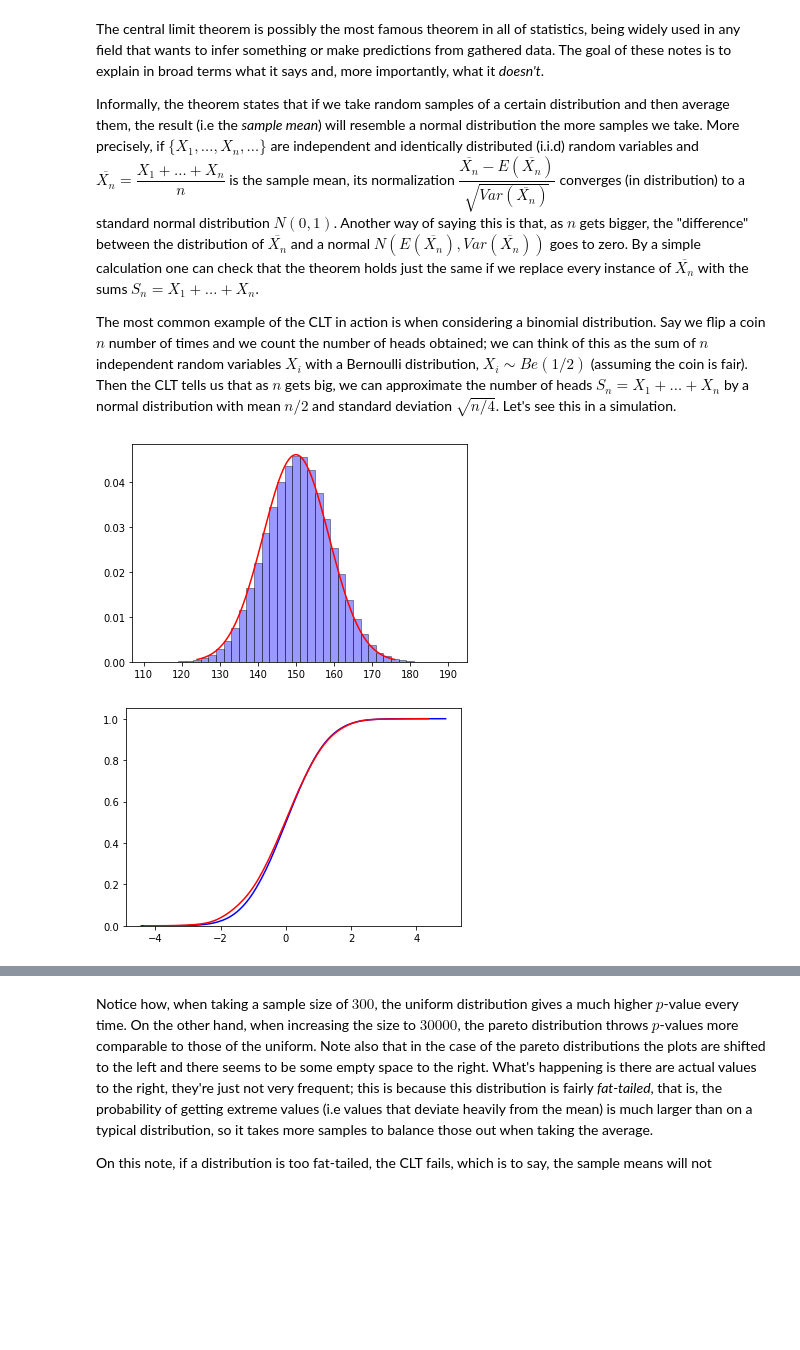
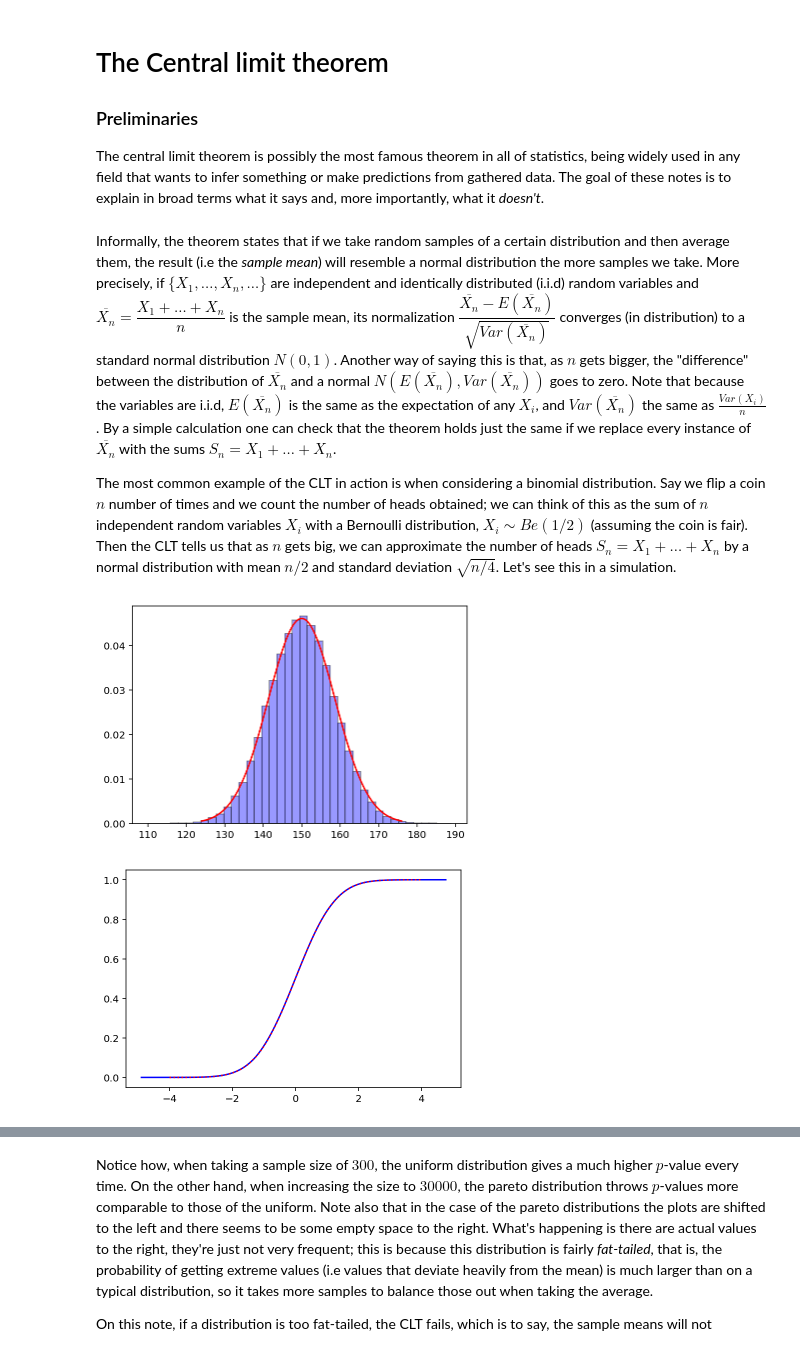
Before and after one commit to lambdaclass/data_etudes, a Jupyter notebook: CLT.ipynb, the cells around one changed output, grey strips where cells are left out. Cells and saved outputs as stored; diff of their text form; code cells hidden in the pictures; blank space fills up the shorter version.

```diff
--- a/CLT.ipynb
+++ b/CLT.ipynb
@@ -0,0 +1,6 @@
+# %% [markdown]
+# The Central limit theorem
+
+### Preliminaries
+
+The central limit theorem is possibly the most famous theorem in all of statistics, being widely used in any field that wants to infer something or make predictions from gathered data. The goal of these notes is to explain in broad terms what it says and, more importantly, what it *doesn't*.
@@ -1,52 +14,35 @@
 # %% [markdown]
-The central limit theorem is possibly the most famous theorem in all of statistics, being widely used in any field that wants to infer something or make predictions from gathered data. The goal of these notes is to explain in broad terms what it says and, more importantly, what it *doesn't*.
-
-Informally, the theorem states that if we take random samples of a certain distribution and then average them, the result (i.e the *sample mean*) will resemble a normal distribution the more samples we take. More precisely, if $\{X_1,\dots,X_n,\dots\}$ are independent and identically distributed (i.i.d) random variables and $\overline{X_n} = \dfrac{X_1+\dots+X_n}{n}$ is the sample mean, its normalization $\dfrac{\overline{X_n} - E(\overline{X_n})}{\sqrt{Var(\overline{X_n})}}$ converges (in distribution) to a standard normal distribution $N(0,1)$. Another way of saying this is that, as $n$ gets bigger, the "difference" between the distribution of $\overline{X_n}$ and a normal $N(E(\overline{X_n}),Var(\overline{X_n}))$ goes to zero. By a simple calculation one can check that the theorem holds just the same if we replace every instance of $\overline{X_n}$ with the sums $S_n = X_1 + \dots + X_n$.
+Informally, the theorem states that if we take random samples of a certain distribution and then average them, the result (i.e the *sample mean*) will resemble a normal distribution the more samples we take. More precisely, if $\{X_1,\dots,X_n,\dots\}$ are independent and identically distributed (i.i.d) random variables and $\overline{X_n} = \dfrac{X_1+\dots+X_n}{n}$ is the sample mean, its normalization $\dfrac{\overline{X_n} - E(\overline{X_n})}{\sqrt{Var(\overline{X_n})}}$ converges (in distribution) to a standard normal distribution $N(0,1)$. Another way of saying this is that, as $n$ gets bigger, the "difference" between the distribution of $\overline{X_n}$ and a normal $N(E(\overline{X_n}),Var(\overline{X_n}))$ goes to zero. Note that because the variables are i.i.d, $E(\overline{X_n})$ is the same as the expectation of any $X_i$, and $Var(\overline{X_n})$ the same as $\frac{Var(X_i)}{n}$. By a simple calculation one can check that the theorem holds just the same if we replace every instance of $\overline{X_n}$ with the sums $S_n = X_1 + \dots + X_n$.
 
 The most common example of the CLT in action is when considering a binomial distribution. Say we flip a coin $n$ number of times and we count the number of heads obtained; we can think of this as the sum of $n$ independent random variables $X_i$ with a Bernoulli distribution, $X_i \sim Be(1/2)$ (assuming the coin is fair). Then the CLT tells us that as $n$ gets big, we can approximate the number of heads $S_n = X_1 + \dots + X_n$ by a normal distribution with mean $n/2$ and standard deviation $\sqrt{n/4}$. Let's see this in a simulation.
 # %%
-import numpy as np
-import matplotlib.pyplot as plt
-import scipy.stats as stats
-import math
-import seaborn as sns
 iterations = 200000
-
 samples = 300
 result = np.empty(iterations)
 result_normalized = np.empty(iterations)
 for i in range(iterations):
     result[i] = (np.random.binomial(samples,0.5))
-    result_normalized[i] = ((np.random.binomial(samples,0.5)-samples/2)/(math.sqrt(samples/4)))
+    result_normalized[i] = ((result[i]-samples/2)/(math.sqrt(samples/4)))
 
 mu = samples/2
 variance = samples/4
 sigma = math.sqrt(variance)
 x = np.linspace(mu - 3*sigma, mu + 3*sigma, 100)
 plt.plot(x, stats.norm.pdf(x, mu, sigma),color='red')
 
 sns.distplot(result, hist=True, kde=False,
              bins=40, color = 'blue',
              hist_kws={'edgecolor':'black'},norm_hist=True)
-
 plt.show()
-
 sns.distplot(result_normalized,
              hist_kws=None,
              kde_kws=dict(cumulative=True),
              hist=False,
             color='blue')
-
-sns.distplot(stats.norm.rvs(0,1,500),
-            hist=False,
-            kde_kws=dict(cumulative=True),
-            color='red')
-
-#y=np.linspace(-3,3,100)
-#plt.plot(y,stats.norm.cdf(y,0,1),color='red')
-
+y=np.linspace(-4,4,100)
+plt.plot(y,stats.norm.cdf(y,0,1),':',color='red')
 plt.show()
 # %% [output]
-[figure, old version]
+[figure, new version]
-[figure, old version]
+[figure, new version]
 # %% [markdown]
```
Also changed, not shown: parts of 10 cells of this notebook.
